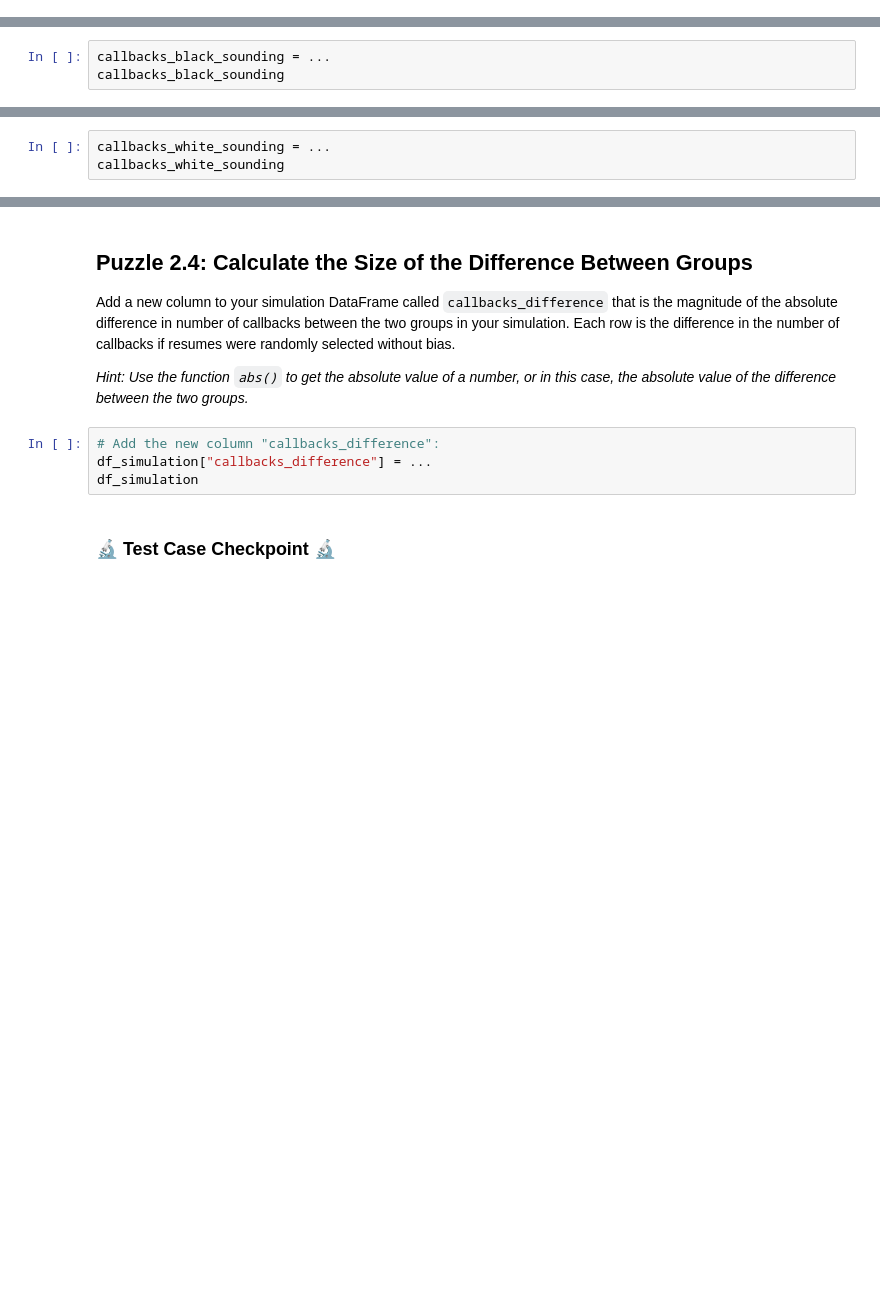
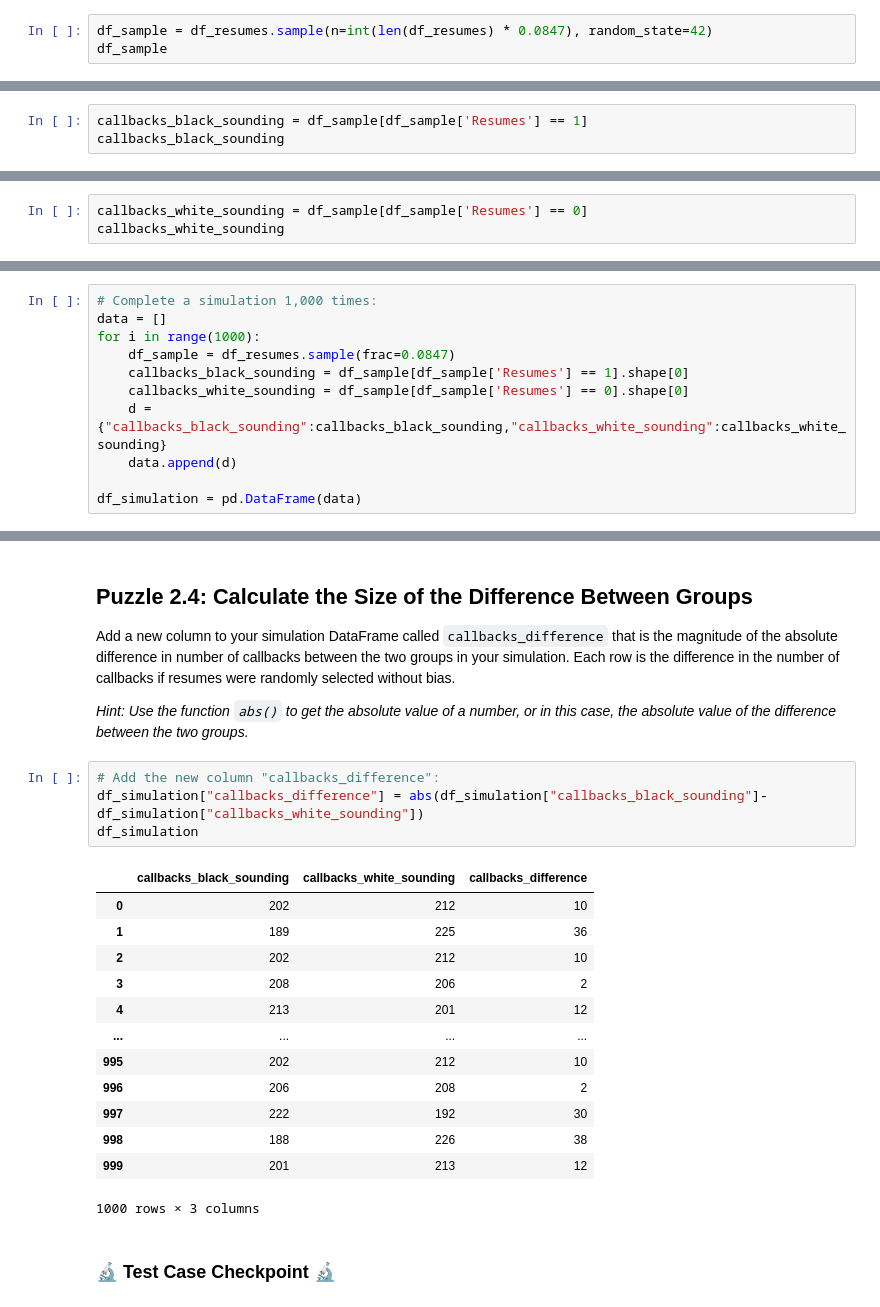
Before and after one commit to 168904578/hongyuq2, a Jupyter notebook: lab_justice/lab_justice.ipynb, the cells around one changed output, grey strips where cells are left out. Cells and saved outputs as stored; diff of their text form; blank space fills up the shorter version.

```diff
--- a/lab_justice/lab_justice.ipynb
+++ b/lab_justice/lab_justice.ipynb
@@ -251,0 +301,3 @@ df_sample
+# %%
+df_sample = df_resumes.sample(n=int(len(df_resumes) * 0.0847), random_state=42)
+df_sample
@@ -271,5 +339,5 @@ Using your `df_sample` (the sample of all people who received callbacks), calcul
 - `callbacks_black_sounding`, the number of callbacks received by people with Black-sounding names
 - `callbacks_white_sounding`, the number of callbacks received by people with white-sounding names
 # %%
-callbacks_black_sounding = ...
+callbacks_black_sounding = df_sample[df_sample['Resumes'] == 1]
 callbacks_black_sounding
@@ -276,3 +358,3 @@ callbacks_black_sounding
 # %%
-callbacks_white_sounding = ...
+callbacks_white_sounding = df_sample[df_sample['Resumes'] == 0]
 callbacks_white_sounding
@@ -294,3 +387,14 @@ Store the result of 1,000 simulations in the variable `df_simulation`:
+# %%
+# Complete a simulation 1,000 times:
+data = []
+for i in range(1000):
+    df_sample = df_resumes.sample(frac=0.0847)
+    callbacks_black_sounding = df_sample[df_sample['Resumes'] == 1].shape[0]
+    callbacks_white_sounding = df_sample[df_sample['Resumes'] == 0].shape[0]
+    d = {"callbacks_black_sounding":callbacks_black_sounding,"callbacks_white_sounding":callbacks_white_sounding}
+    data.append(d)
+
+df_simulation = pd.DataFrame(data)
 # %%
 # Display the result of the simulation:
 df_simulation
@@ -327,8 +447,22 @@ Add a new column to your simulation DataFrame called `callbacks_difference` that
 *Hint: Use the function `abs()` to get the absolute value of a number, or in this case, the absolute value of the difference between the two groups.*
 # %%
 # Add the new column "callbacks_difference":
-df_simulation["callbacks_difference"] = ...
+df_simulation["callbacks_difference"] = abs(df_simulation["callbacks_black_sounding"]- df_simulation["callbacks_white_sounding"])
 df_simulation
+# %% [output]
+|  | callbacks_black_sounding | callbacks_white_sounding | callbacks_difference |
+| 0 | 202 | 212 | 10 |
+| 1 | 189 | 225 | 36 |
+| 2 | 202 | 212 | 10 |
+| 3 | 208 | 206 | 2 |
+| 4 | 213 | 201 | 12 |
+| ... | ... | ... | ... |
+| 995 | 202 | 212 | 10 |
+| 996 | 206 | 208 | 2 |
+| 997 | 222 | 192 | 30 |
+| 998 | 188 | 226 | 38 |
+| 999 | 201 | 213 | 12 |
+1000 rows × 3 columns
 # %% [markdown]
 ### 🔬 Test Case Checkpoint 🔬
 # %%
```
Also changed, not shown: parts of 42 cells of this notebook, 2 other files.
